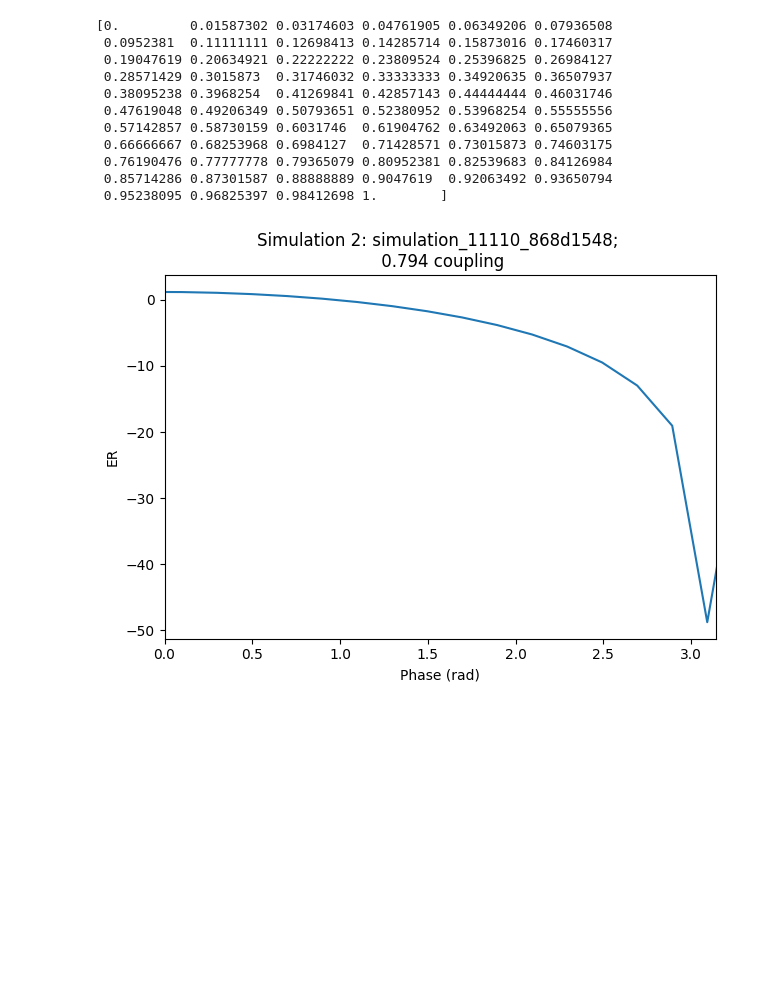
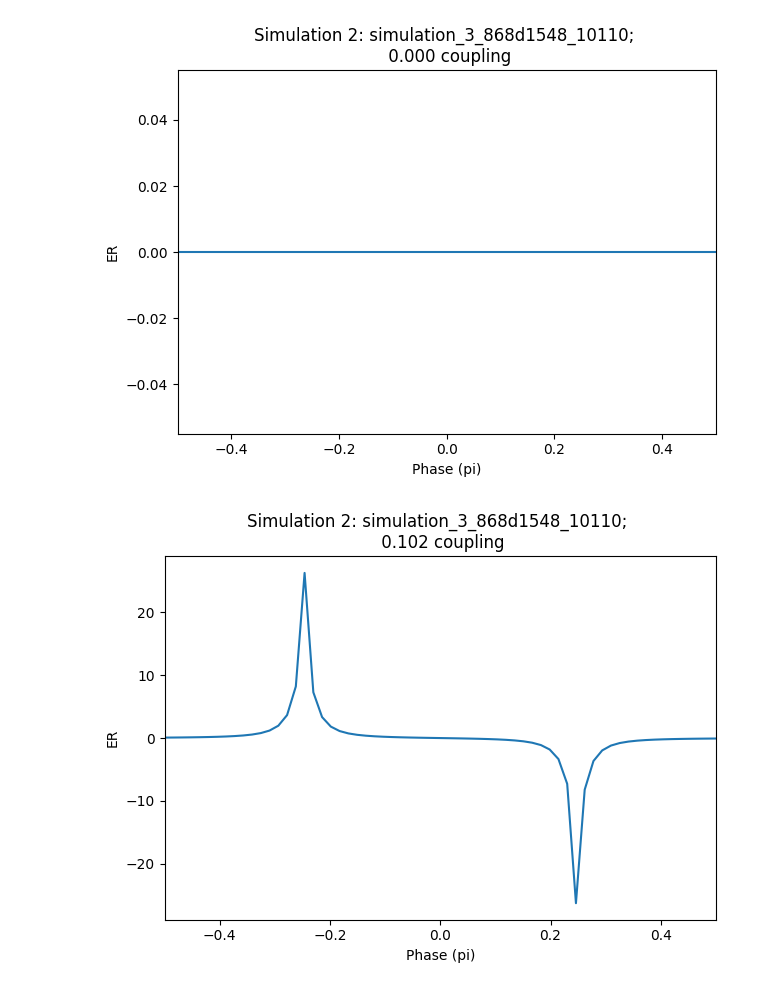
Before and after one commit to Vivswan/NonReciprocalRingResonators, a Jupyter notebook: src/plot_scripts/manual.ipynb, the cells around one changed output. Drawn from its saved outputs; the diff is of its cells as text; code cells hidden in the pictures; blank space fills up the shorter version.

```diff
--- a/src/plot_scripts/manual.ipynb
+++ b/src/plot_scripts/manual.ipynb
@@ -86,8 +117,4 @@ Using index: 49220
 # %%
-freq_1545 = np.argmin(np.abs(freq_on_index - 3e8 / 1545e-9))
-freq_1555 = np.argmin(np.abs(freq_on_index - 3e8 / 1555e-9))
-new_freq = freq_on_index[freq_1555:freq_1545]
-
 new_parameters = {
     "coupling": parameters["coupling"],
     "phase": parameters["phase"],
@@ -95,6 +122,11 @@ new_parameters = {
     "signal_2": [],
     "frequencies": new_freq,
 }
+
+if isinstance(parameters["t_1"], np.ndarray):
+    parameters["t_1"] = parameters["t_1"].tolist()
+if isinstance(parameters["t_2"], np.ndarray):
+    parameters["t_2"] = parameters["t_2"].tolist()
 
 for i in range(len(parameters["coupling"])):
     if isinstance(parameters["t_1"][i], Sequence):
@@ -108,3 +140,5 @@ for i in range(len(parameters["coupling"])):
 
 new_parameters["signal_1"] = np.array(new_parameters["signal_1"])
 new_parameters["signal_2"] = np.array(new_parameters["signal_2"])
+print(f"signal_1 Shape: {new_parameters['signal_1'].shape}")
+print(f"signal_2 Shape: {new_parameters['signal_2'].shape}")
@@ -138,13 +191,15 @@ for i in range(len(parameters["coupling"])):
     er_p[i] = parameters["t_1"][i][freq_index] - parameters["t_2"][i][freq_index]
 # %%
 fig, ax = plt.subplots(1, 1)
-sc = ax.scatter(parameters["phase"], parameters["coupling"], c=er_p)
+sc = ax.scatter(parameters["phase"] / np.pi, parameters["coupling"], c=er_p)
 cbar = plt.colorbar(sc)
-cbar.set_label("er_p")
-ax.set_xlabel("Phase (rad)")
+cbar.set_label("ER")
+ax.set_xlabel("Phase (pi)")
 ax.set_ylabel("Coupling")
 ax.set_title(f"Simulation 2: {location.stem}")
-ax.set_xlim(*phi_limits)
+ax.set_xlim(phi_limits[0] / np.pi, phi_limits[1] / np.pi)
 plt.tight_layout()
+plt.savefig(get_plots_path() / f"{location.stem}_er.png", dpi=600)
 plt.show()
+plt.close(fig)
 # %% [output]
@@ -152,27 +207,18 @@ plt.show()
-# %%
-print(np.unique(parameters["coupling"]))
-# %% [output]
-[0.         0.01587302 0.03174603 0.04761905 0.06349206 0.07936508
- 0.0952381  0.11111111 0.12698413 0.14285714 0.15873016 0.17460317
- 0.19047619 0.20634921 0.22222222 0.23809524 0.25396825 0.26984127
- 0.28571429 0.3015873  0.31746032 0.33333333 0.34920635 0.36507937
- 0.38095238 0.3968254  0.41269841 0.42857143 0.44444444 0.46031746
- 0.47619048 0.49206349 0.50793651 0.52380952 0.53968254 0.55555556
- 0.57142857 0.58730159 0.6031746  0.61904762 0.63492063 0.65079365
- 0.66666667 0.68253968 0.6984127  0.71428571 0.73015873 0.74603175
- 0.76190476 0.77777778 0.79365079 0.80952381 0.82539683 0.84126984
- 0.85714286 0.87301587 0.88888889 0.9047619  0.92063492 0.93650794
- 0.95238095 0.96825397 0.98412698 1.        ]
 # %%
-fig, ax = plt.subplots(1, 1)
-with_coupling = all_coupling[np.argmin(np.abs(all_coupling - 0.8))]
-indexes = parameters["coupling"] == with_coupling
-sc = ax.plot(parameters["phase"][indexes], er_p[indexes])
-ax.set_xlabel("Phase (rad)")
-ax.set_ylabel("ER")
-ax.set_title(f"Simulation 2: {location.stem}; \n {with_coupling:.3f} coupling")
-ax.set_xlim(*phi_limits)
-plt.tight_layout()
-plt.show()
+for i in range(int(np.min(parameters["coupling"]) * 10), int(np.max(parameters["coupling"]) * 10) + 1):
+    plot_coupling = i / 10
+    fig, ax = plt.subplots(1, 1)
+    with_coupling = all_coupling[np.argmin(np.abs(all_coupling - plot_coupling))]
+    indexes = parameters["coupling"] == with_coupling
+    sc = ax.plot(parameters["phase"][indexes] / np.pi, er_p[indexes])
+    ax.set_xlabel("Phase (pi)")
+    ax.set_ylabel("ER")
+    ax.set_title(f"Simulation 2: {location.stem}; \n {with_coupling:.3f} coupling")
+    ax.set_xlim(phi_limits[0] / np.pi, phi_limits[1] / np.pi)
+    plt.tight_layout()
+    plt.savefig(get_plots_path() / f"{location.stem}_er_{int(with_coupling * 10)}.png", dpi=600)
+    plt.show()
+    plt.close(fig)
 # %% [output]
-[figure, old version]
+[figure, new version]
+[figure, added]
```
Also changed, not shown: parts of 15 cells of this notebook, 2 other files.
